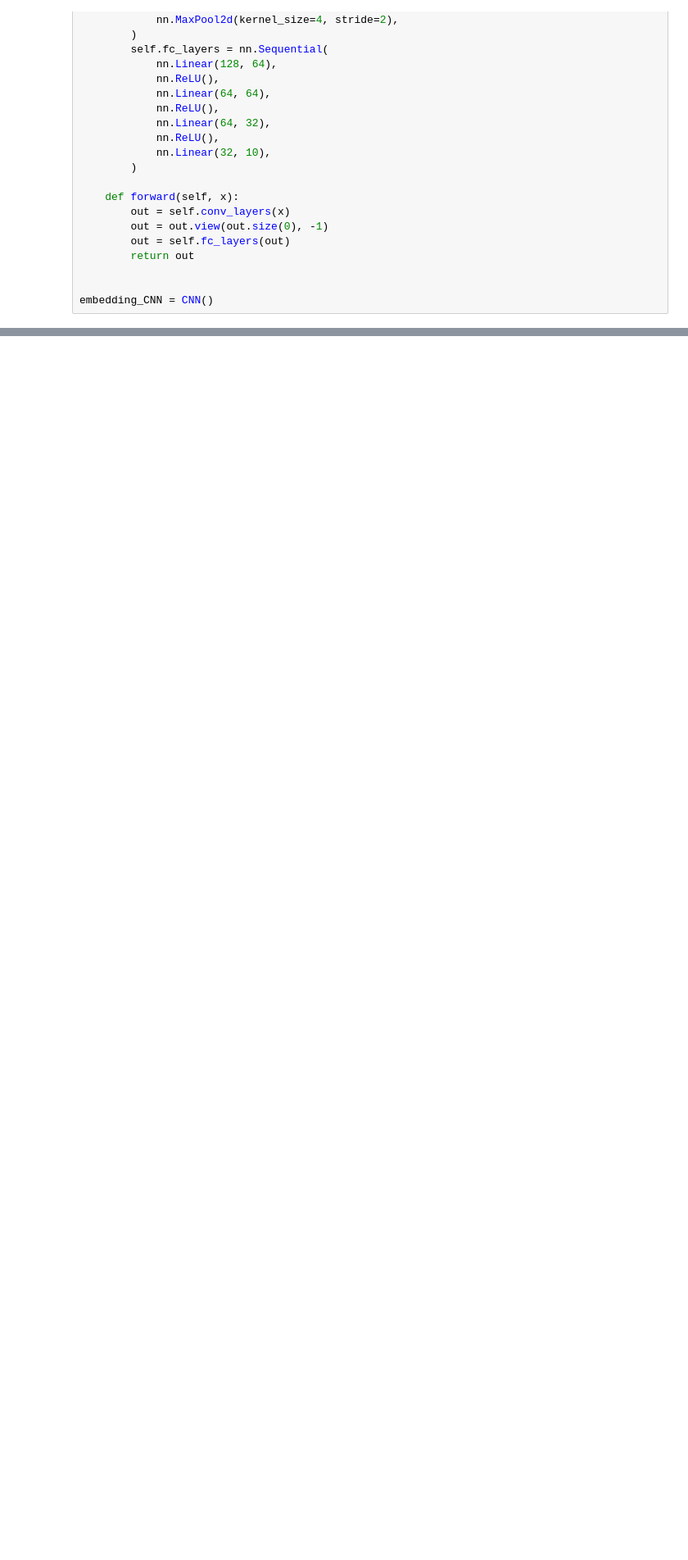
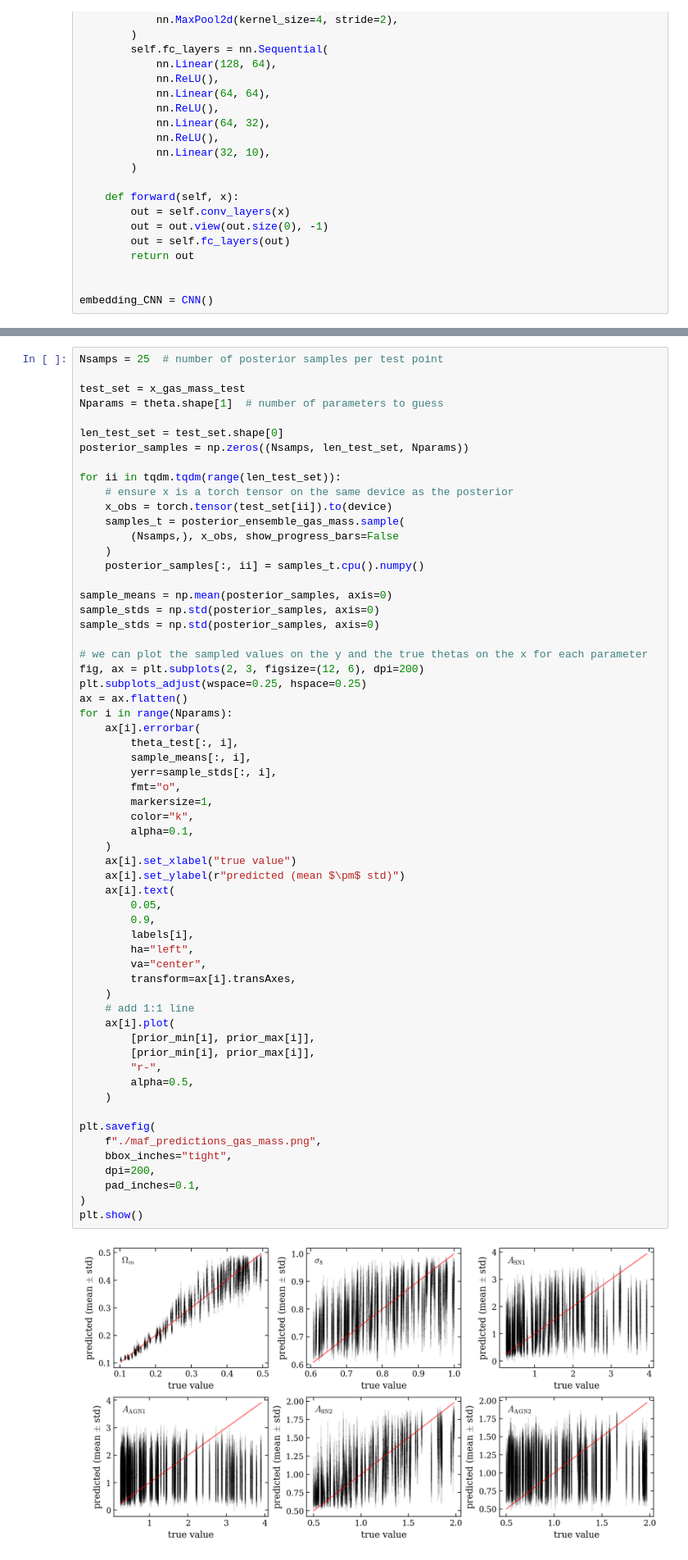
Before and after one commit to fred144/STCS6701, a Jupyter notebook: final/final.ipynb, the cells around one changed output, grey strips where cells are left out. Shown at 82% size. Cells and saved outputs as stored; diff of their text form; blank space fills up the shorter version.

```diff
--- a/final/final.ipynb
+++ b/final/final.ipynb
@@ -320,0 +499,62 @@ plt.savefig("./maf_predictions_temp.png", bbox_inches="tight", dpi=300, pad_inch
+# %%
+Nsamps = 25  # number of posterior samples per test point
+
+test_set = x_gas_mass_test
+Nparams = theta.shape[1]  # number of parameters to guess
+
+len_test_set = test_set.shape[0]
+posterior_samples = np.zeros((Nsamps, len_test_set, Nparams))
+
+for ii in tqdm.tqdm(range(len_test_set)):
+    # ensure x is a torch tensor on the same device as the posterior
+    x_obs = torch.tensor(test_set[ii]).to(device)
+    samples_t = posterior_ensemble_gas_mass.sample(
+        (Nsamps,), x_obs, show_progress_bars=False
+    )
+    posterior_samples[:, ii] = samples_t.cpu().numpy()
+
+sample_means = np.mean(posterior_samples, axis=0)
+sample_stds = np.std(posterior_samples, axis=0)
+sample_stds = np.std(posterior_samples, axis=0)
+
+# we can plot the sampled values on the y and the true thetas on the x for each parameter
+fig, ax = plt.subplots(2, 3, figsize=(12, 6), dpi=200)
+plt.subplots_adjust(wspace=0.25, hspace=0.25)
+ax = ax.flatten()
+for i in range(Nparams):
+    ax[i].errorbar(
+        theta_test[:, i],
+        sample_means[:, i],
+        yerr=sample_stds[:, i],
+        fmt="o",
+        markersize=1,
+        color="k",
+        alpha=0.1,
+    )
+    ax[i].set_xlabel("true value")
+    ax[i].set_ylabel(r"predicted (mean $\pm$ std)")
+    ax[i].text(
+        0.05,
+        0.9,
+        labels[i],
+        ha="left",
+        va="center",
+        transform=ax[i].transAxes,
+    )
+    # add 1:1 line
+    ax[i].plot(
+        [prior_min[i], prior_max[i]],
+        [prior_min[i], prior_max[i]],
+        "r-",
+        alpha=0.5,
+    )
+
+plt.savefig(
+    f"./maf_predictions_gas_mass.png",
+    bbox_inches="tight",
+    dpi=200,
+    pad_inches=0.1,
+)
+plt.show()
+# %% [output]
+[figure, added]
```
Also changed, not shown: parts of 33 cells of this notebook, 27 other files.
